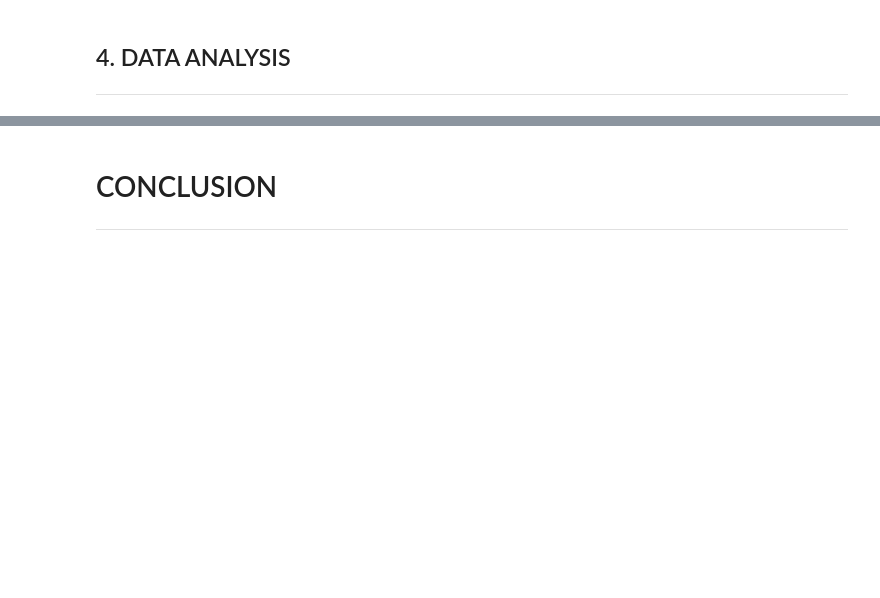
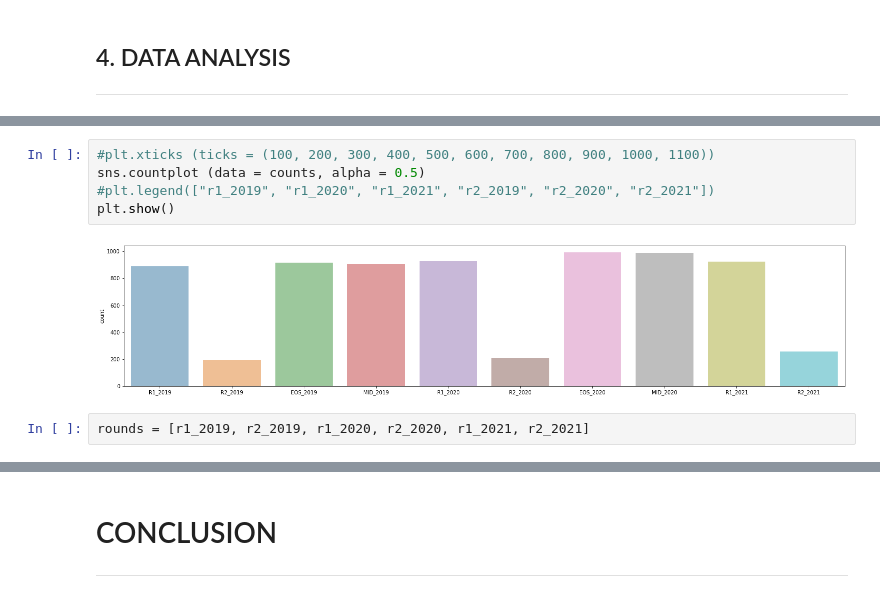
Before and after one commit to AnteDujic/Fundamentals-of-Data-Analysis, a Jupyter notebook: cao.ipynb, the cells around one changed output, grey strips where cells are left out. Cells and saved outputs as stored; diff of their text form; blank space fills up the shorter version.

```diff
--- a/cao.ipynb
+++ b/cao.ipynb
@@ -609,2 +673,11 @@ plt.show()
+# %%
+#plt.xticks (ticks = (100, 200, 300, 400, 500, 600, 700, 800, 900, 1000, 1100))
+sns.countplot (data = counts, alpha = 0.5)
+#plt.legend(["r1_2019", "r1_2020", "r1_2021", "r2_2019", "r2_2020", "r2_2021"])
+plt.show()
+# %% [output]
+[figure, added]
+# %%
+rounds = [r1_2019, r2_2019, r1_2020, r2_2020, r1_2021, r2_2021]
 # %%
 plt.xticks (ticks = (100, 200, 300, 400, 500, 600, 700, 800, 900, 1000, 1100))
```
Also changed, not shown: parts of 44 cells of this notebook, 41 other files.
